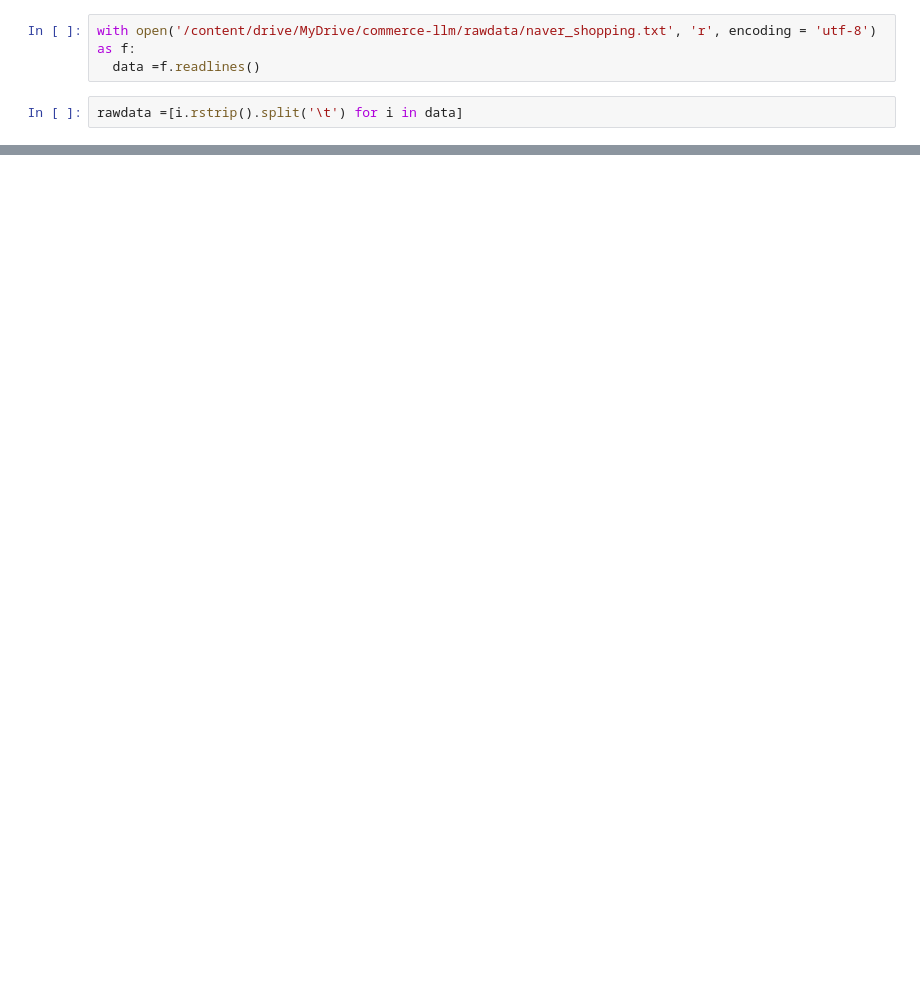
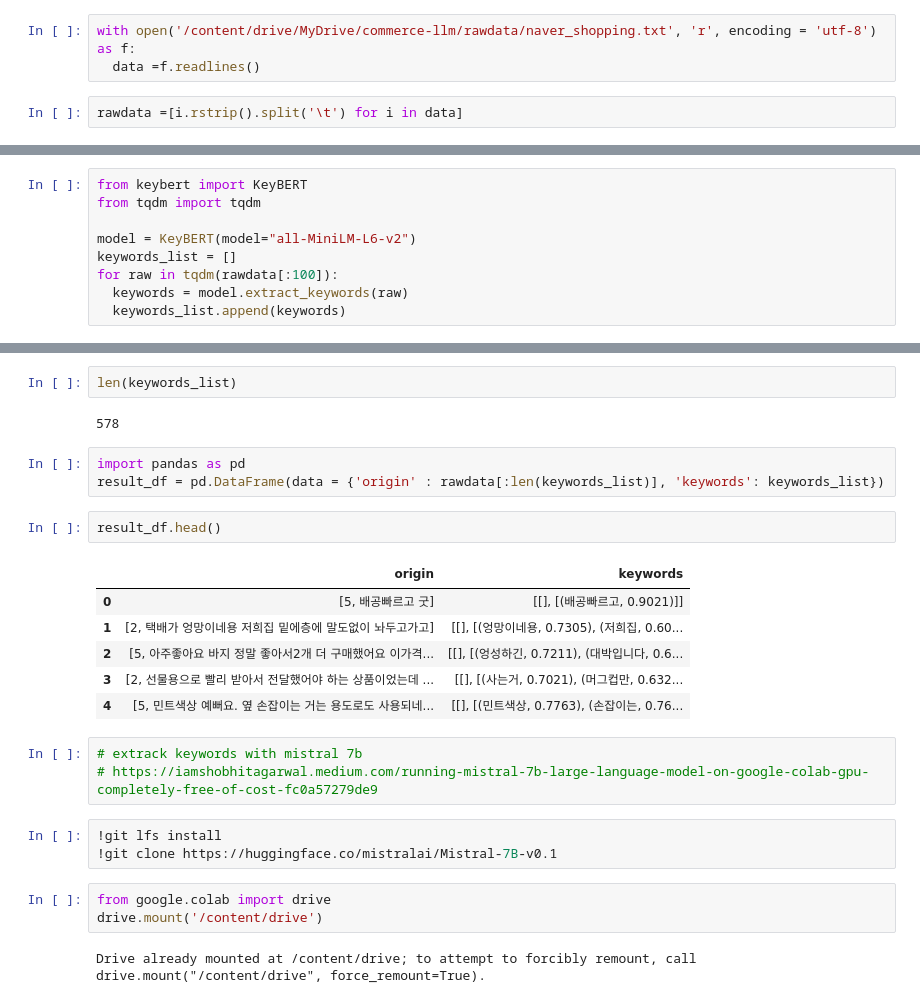
Before and after one commit to jinseriouspark/commerce-llm, a Jupyter notebook: extract_keywords.ipynb, the cells around one changed output, grey strips where cells are left out. Drawn from its saved outputs; the diff is of its cells as text; blank space fills up the shorter version.

Commit message:
extrack keywords with many ways

```diff
--- a/extract_keywords.ipynb
+++ b/extract_keywords.ipynb
@@ -58,0 +177,9 @@ rawdata
+# %%
+from keybert import KeyBERT
+from tqdm import tqdm
+
+model = KeyBERT(model="all-MiniLM-L6-v2")
+keywords_list = []
+for raw in tqdm(rawdata[:100]):
+  keywords = model.extract_keywords(raw)
+  keywords_list.append(keywords)
@@ -58,0 +192,27 @@ rawdata
+# %%
+len(keywords_list)
+# %% [output]
+578
+# %%
+import pandas as pd
+result_df = pd.DataFrame(data = {'origin' : rawdata[:len(keywords_list)], 'keywords': keywords_list})
+# %%
+result_df.head()
+# %% [output]
+|  | origin | keywords |
+| 0 | [5, 배공빠르고 굿] | [[], [(배공빠르고, 0.9021)]] |
+| 1 | [2, 택배가 엉망이네용 저희집 밑에층에 말도없이 놔두고가고] | [[], [(엉망이네용, 0.7305), (저희집, 0.60... |
+| 2 | [5, 아주좋아요 바지 정말 좋아서2개 더 구매했어요 이가격... | [[], [(엉성하긴, 0.7211), (대박입니다, 0.6... |
+| 3 | [2, 선물용으로 빨리 받아서 전달했어야 하는 상품이었는데 ... | [[], [(사는거, 0.7021), (머그컵만, 0.632... |
+| 4 | [5, 민트색상 예뻐요. 옆 손잡이는 거는 용도로도 사용되네... | [[], [(민트색상, 0.7763), (손잡이는, 0.76... |
+# %%
+# extrack keywords with mistral 7b
+# https://iamshobhitagarwal.medium.com/running-mistral-7b-large-language-model-on-google-colab-gpu-completely-free-of-cost-fc0a57279de9
+# %%
+!git lfs install
+!git clone https://huggingface.co/mistralai/Mistral-7B-v0.1
+# %%
+from google.colab import drive
+drive.mount('/content/drive')
+# %% [output]
+Drive already mounted at /content/drive; to attempt to forcibly remount, call drive.mount("/content/drive", force_remount=True).
```
Also changed, not shown: parts of 32 cells of this notebook.
